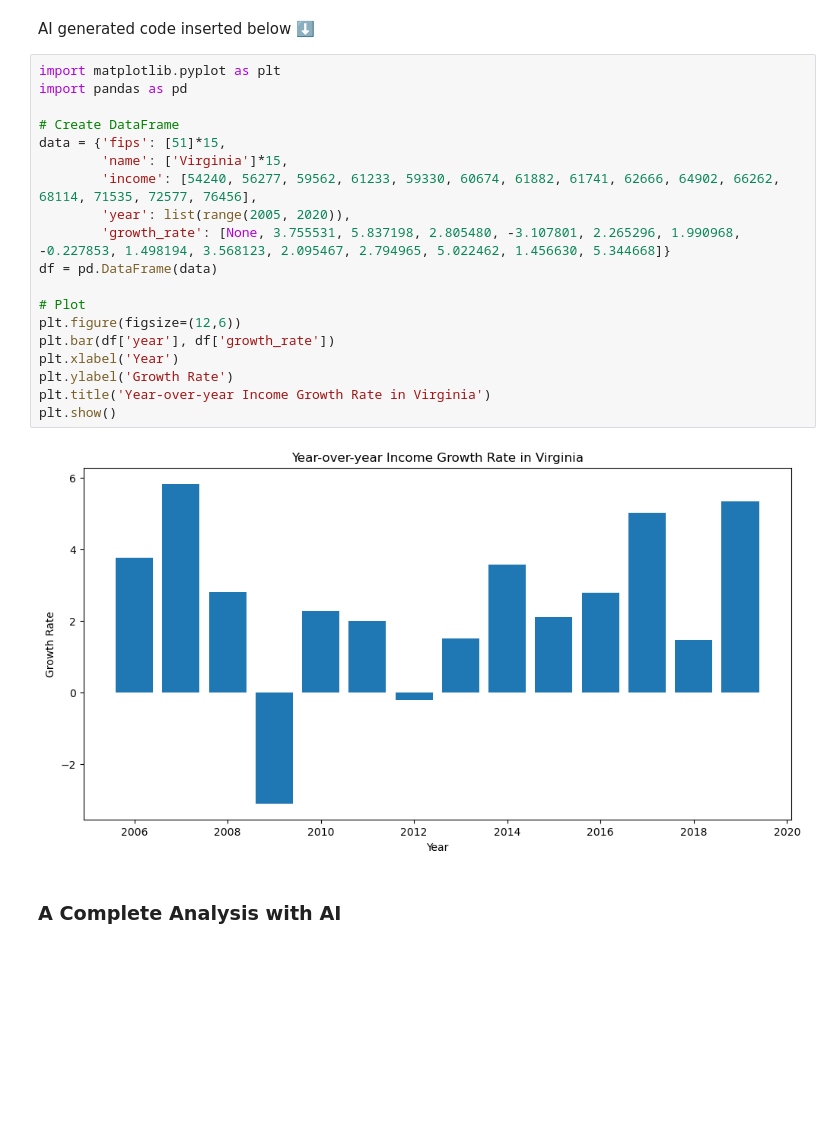
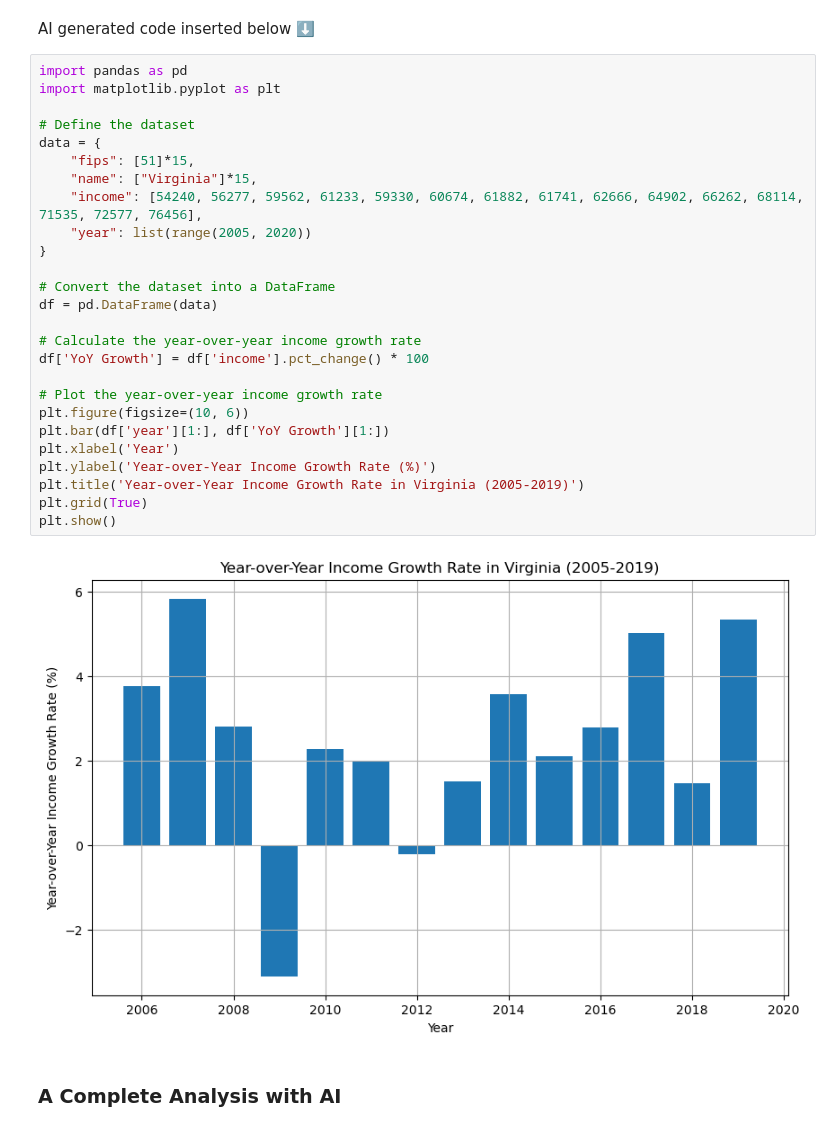
Before and after one commit to xbwei/Social-Data-Analytics-in-Cloud, a Jupyter notebook: Analyze_Census_Data.ipynb, the cells around one changed output. Drawn from its saved outputs; the diff is of its cells as text; blank space fills up the shorter version.

```diff
--- a/Analyze_Census_Data.ipynb
+++ b/Analyze_Census_Data.ipynb
@@ -147,27 +151,34 @@ Calculate the year-over-year income growth rate in {df}
 and visualize it on a bar chart
 # %% [output]
 AI generated code inserted below ⬇️
-# %%
-import matplotlib.pyplot as plt
-import pandas as pd
-
-# Create DataFrame
-data = {'fips': [51]*15,
-        'name': ['Virginia']*15,
-        'income': [54240, 56277, 59562, 61233, 59330, 60674, 61882, 61741, 62666, 64902, 66262, 68114, 71535, 72577, 76456],
-        'year': list(range(2005, 2020)),
-        'growth_rate': [None, 3.755531, 5.837198, 2.805480, -3.107801, 2.265296, 1.990968, -0.227853, 1.498194, 3.568123, 2.095467, 2.794965, 5.022462, 1.456630, 5.344668]}
-df = pd.DataFrame(data)
-
-# Plot
-plt.figure(figsize=(12,6))
-plt.bar(df['year'], df['growth_rate'])
-plt.xlabel('Year')
-plt.ylabel('Growth Rate')
-plt.title('Year-over-year Income Growth Rate in Virginia')
-plt.show()
-# %% [output]
-[figure, removed]
+# %%
+import pandas as pd
+import matplotlib.pyplot as plt
+
+# Define the dataset
+data = {
+    "fips": [51]*15,
+    "name": ["Virginia"]*15,
+    "income": [54240, 56277, 59562, 61233, 59330, 60674, 61882, 61741, 62666, 64902, 66262, 68114, 71535, 72577, 76456],
+    "year": list(range(2005, 2020))
+}
+
+# Convert the dataset into a DataFrame
+df = pd.DataFrame(data)
+
+# Calculate the year-over-year income growth rate
+df['YoY Growth'] = df['income'].pct_change() * 100
+
+# Plot the year-over-year income growth rate
+plt.figure(figsize=(10, 6))
+plt.bar(df['year'][1:], df['YoY Growth'][1:])
+plt.xlabel('Year')
+plt.ylabel('Year-over-Year Income Growth Rate (%)')
+plt.title('Year-over-Year Income Growth Rate in Virginia (2005-2019)')
+plt.grid(True)
+plt.show()
+# %% [output]
+[figure, added]
 # %% [markdown]
 ### A Complete Analysis with AI
 # %% [markdown]
```
Also changed, not shown: parts of 7 cells of this notebook.
